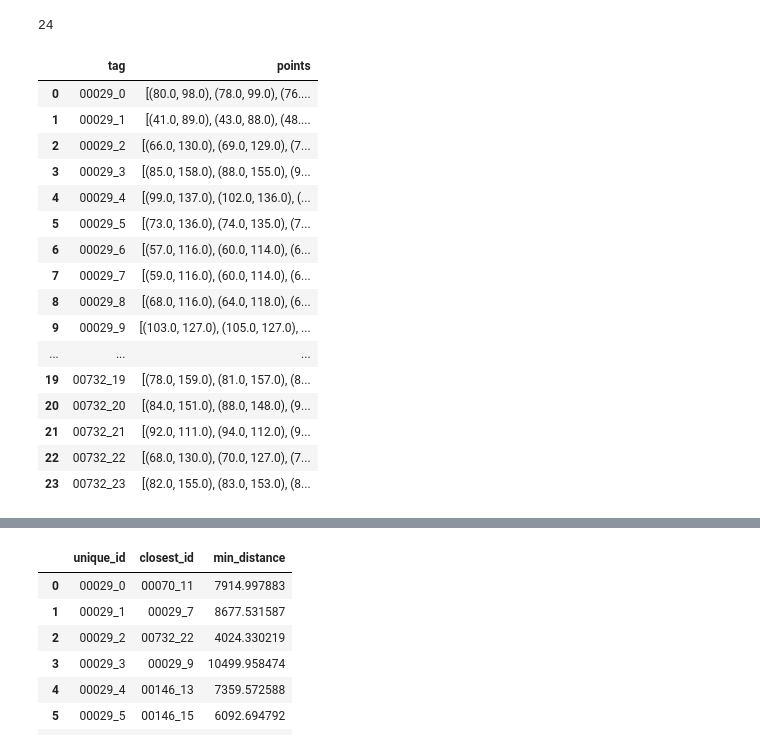
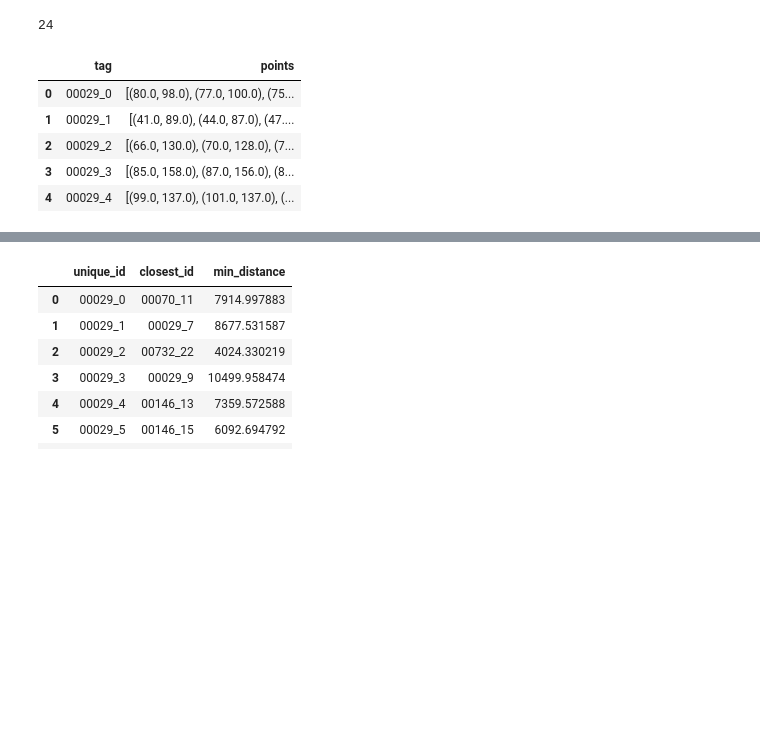
Before and after one commit to MariaLuizaLogrado/PVA, a Jupyter notebook: face_recognition.ipynb, the cells around one changed output, grey strips where cells are left out. Saved outputs shown, nothing was run; the diff lists cells and outputs as text; code cells hidden in the pictures; blank space fills up the shorter version.

```diff
--- a/face_recognition.ipynb
+++ b/face_recognition.ipynb
@@ -96,7 +108,7 @@ def process_image(file_path):
 
 directory = './unzip_images'
 
-file_paths = [os.path.join(directory, f) for f in os.listdir(directory) if f.endswith(('.ppm'))]
+file_paths = [os.path.join(directory, f) for f in os.listdir(directory) if f.endswith(('00029_940519_fa.ppm.ppm'))]
 
 with ThreadPoolExecutor(max_workers=5) as executor:
     results = list(executor.map(process_image, file_paths))
@@ -187,25 +204,14 @@ for i in range(len(results_tag)):
     tag = results_tag[i][0]
     df_people_points = pd.concat([df_people_points, pd.DataFrame({'tag': [tag], 'points': [teste]})], ignore_index=True)
 # %%
-df_people_points
+df_people_points.head()
 # %% [output]
 |  | tag | points |
-| 0 | 00029_0 | [(80.0, 98.0), (78.0, 99.0), (76.... |
-| 1 | 00029_1 | [(41.0, 89.0), (43.0, 88.0), (48.... |
-| 2 | 00029_2 | [(66.0, 130.0), (69.0, 129.0), (7... |
-| 3 | 00029_3 | [(85.0, 158.0), (88.0, 155.0), (9... |
-| 4 | 00029_4 | [(99.0, 137.0), (102.0, 136.0), (... |
-| 5 | 00029_5 | [(73.0, 136.0), (74.0, 135.0), (7... |
-| 6 | 00029_6 | [(57.0, 116.0), (60.0, 114.0), (6... |
-| 7 | 00029_7 | [(59.0, 116.0), (60.0, 114.0), (6... |
-| 8 | 00029_8 | [(68.0, 116.0), (64.0, 118.0), (6... |
-| 9 | 00029_9 | [(103.0, 127.0), (105.0, 127.0), ... |
-| ... | ... | ... |
-| 19 | 00732_19 | [(78.0, 159.0), (81.0, 157.0), (8... |
-| 20 | 00732_20 | [(84.0, 151.0), (88.0, 148.0), (9... |
-| 21 | 00732_21 | [(92.0, 111.0), (94.0, 112.0), (9... |
-| 22 | 00732_22 | [(68.0, 130.0), (70.0, 127.0), (7... |
-| 23 | 00732_23 | [(82.0, 155.0), (83.0, 153.0), (8... |
+| 0 | 00029_0 | [(80.0, 98.0), (77.0, 100.0), (75... |
+| 1 | 00029_1 | [(41.0, 89.0), (44.0, 87.0), (47.... |
+| 2 | 00029_2 | [(66.0, 130.0), (70.0, 128.0), (7... |
+| 3 | 00029_3 | [(85.0, 158.0), (87.0, 156.0), (8... |
+| 4 | 00029_4 | [(99.0, 137.0), (101.0, 137.0), (... |
 # %%
 def dtw_2d_curve(series1, series2):
     n, m = len(series1), len(series2)
```
Also changed, not shown: parts of 4 cells of this notebook, 5 other files.
